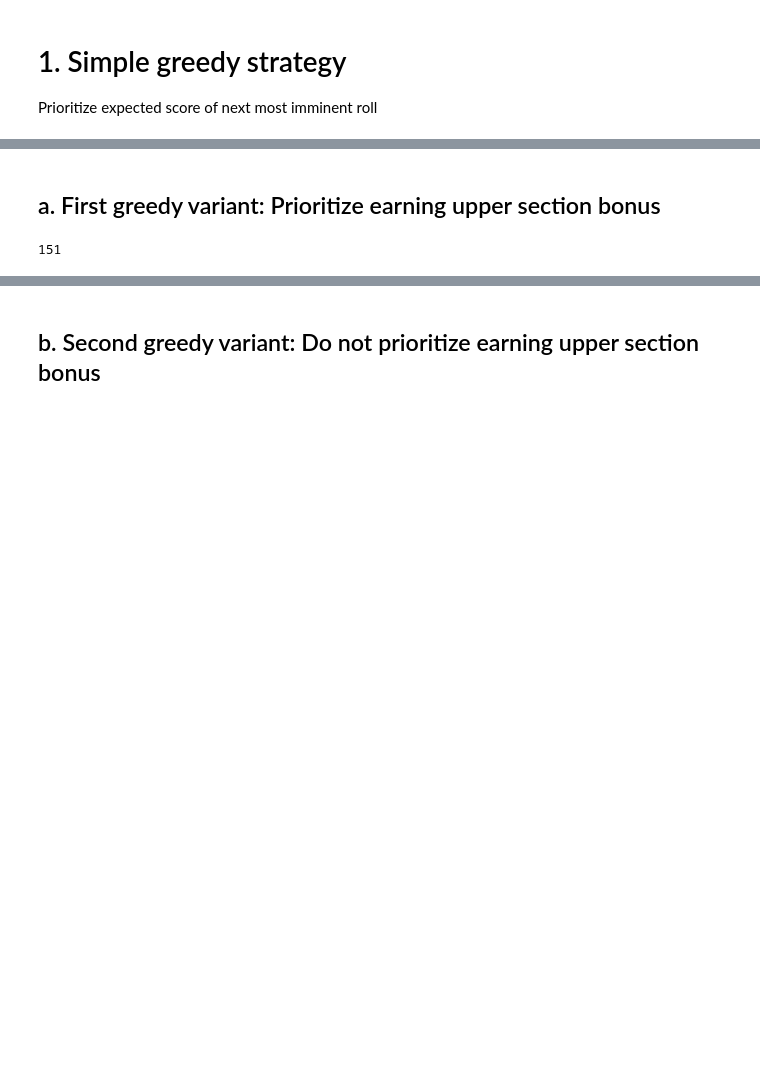
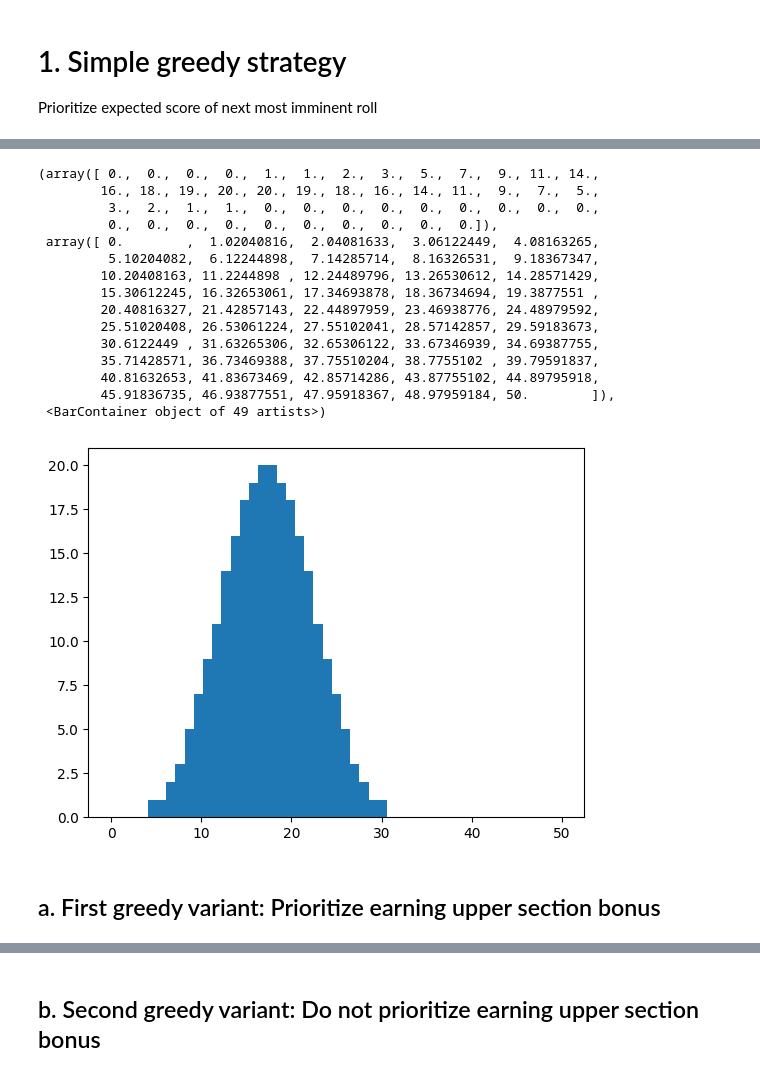
Before and after one commit to pruittkn98/yahtzee-simulator, a Jupyter notebook: analysis.ipynb, the cells around one changed output, grey strips where cells are left out. Saved outputs shown, nothing was run; the diff lists cells and outputs as text; code cells hidden in the pictures; blank space fills up the shorter version.

```diff
--- a/analysis.ipynb
+++ b/analysis.ipynb
@@ -12,0 +21,3 @@ Prioritize expected score of next most imminent roll
+# %%
+g = Game()
+all_rolls, all_rolls_scores = score_all_rolls(g)
@@ -13,9 +39,26 @@ Prioritize expected score of next most imminent roll
+# %%
+fig, ax = plt.subplots(1, 1)
+bins = np.linspace(0, 50)
+ax.hist(all_rolls_scores[:,12], bins=bins)
+# %% [output]
+(array([ 0.,  0.,  0.,  0.,  1.,  1.,  2.,  3.,  5.,  7.,  9., 11., 14.,
+        16., 18., 19., 20., 20., 19., 18., 16., 14., 11.,  9.,  7.,  5.,
+         3.,  2.,  1.,  1.,  0.,  0.,  0.,  0.,  0.,  0.,  0.,  0.,  0.,
+         0.,  0.,  0.,  0.,  0.,  0.,  0.,  0.,  0.,  0.]),
+ array([ 0.        ,  1.02040816,  2.04081633,  3.06122449,  4.08163265,
+         5.10204082,  6.12244898,  7.14285714,  8.16326531,  9.18367347,
+        10.20408163, 11.2244898 , 12.24489796, 13.26530612, 14.28571429,
+        15.30612245, 16.32653061, 17.34693878, 18.36734694, 19.3877551 ,
+        20.40816327, 21.42857143, 22.44897959, 23.46938776, 24.48979592,
+        25.51020408, 26.53061224, 27.55102041, 28.57142857, 29.59183673,
+        30.6122449 , 31.63265306, 32.65306122, 33.67346939, 34.69387755,
+        35.71428571, 36.73469388, 37.75510204, 38.7755102 , 39.79591837,
+        40.81632653, 41.83673469, 42.85714286, 43.87755102, 44.89795918,
+        45.91836735, 46.93877551, 47.95918367, 48.97959184, 50.        ]),
+ <BarContainer object of 49 artists>)
+[figure, added]
 # %% [markdown]
 ## a. First greedy variant: Prioritize earning upper section bonus
-# %%
-i
-# %% [output]
-151
 # %%
 game_states_upper = []
 
```
Also changed, not shown: parts of 12 cells of this notebook, 6 other files.
